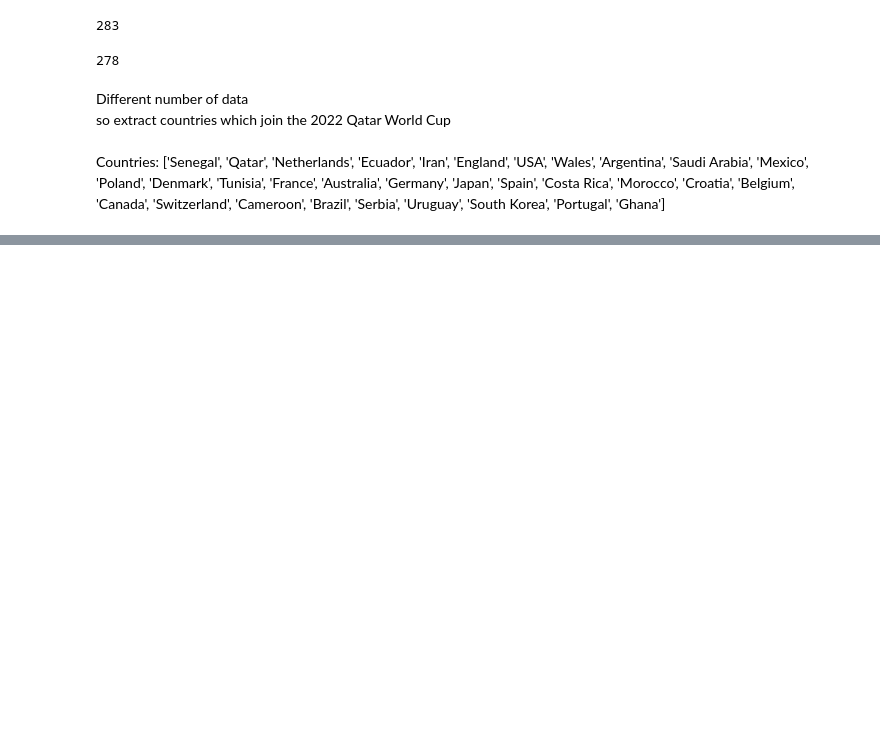
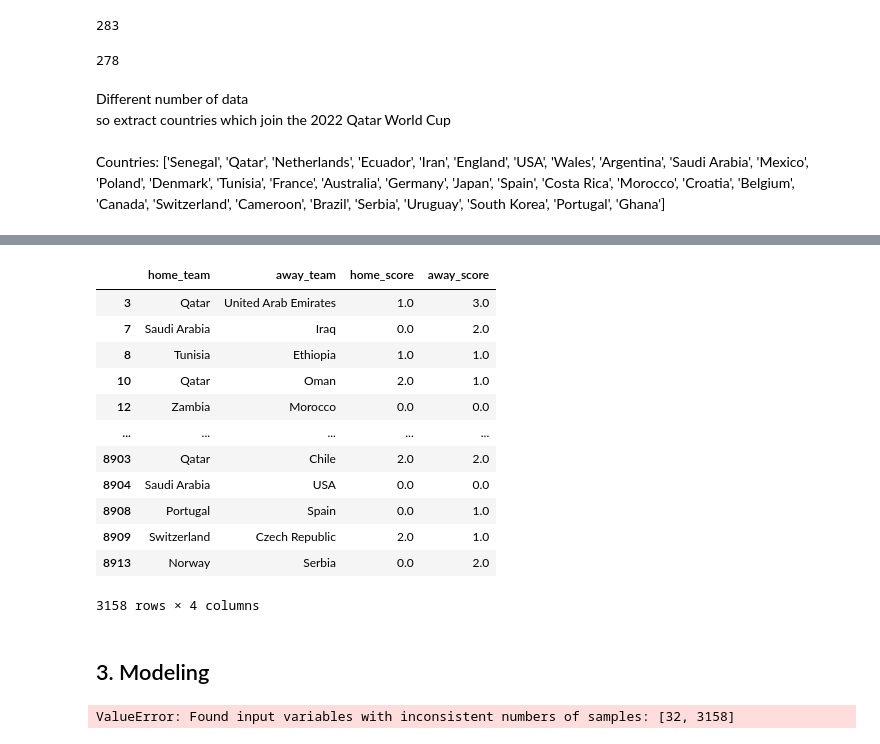
Before and after one commit to jfloww/2022WorldCupWinner, a Jupyter notebook: worldCup2022.ipynb, the cells around one changed output, grey strips where cells are left out. Saved outputs shown, nothing was run; the diff lists cells and outputs as text; code cells hidden in the pictures; blank space fills up the shorter version.

```diff
--- a/worldCup2022.ipynb
+++ b/worldCup2022.ipynb
@@ -155,0 +178,21 @@ wc_score
+# %%
+matches[['home_team', 'away_team', 'home_score', 'away_score']]
+# matches[matches['home_team', 'away_team', 'home_score', 'away_score']]
+# matches['score_difference'] = matches['home_score'] - matches['away_score']
+# matches['is_won'] = matches['score_difference'] > 0
+# %% [output]
+|  | home_team | away_team | home_score | away_score |
+| 3 | Qatar | United Arab Emirates | 1.0 | 3.0 |
+| 7 | Saudi Arabia | Iraq | 0.0 | 2.0 |
+| 8 | Tunisia | Ethiopia | 1.0 | 1.0 |
+| 10 | Qatar | Oman | 2.0 | 1.0 |
+| 12 | Zambia | Morocco | 0.0 | 0.0 |
+| ... | ... | ... | ... | ... |
+| 8903 | Qatar | Chile | 2.0 | 2.0 |
+| 8904 | Saudi Arabia | USA | 0.0 | 0.0 |
+| 8908 | Portugal | Spain | 0.0 | 1.0 |
+| 8909 | Switzerland | Czech Republic | 2.0 | 1.0 |
+| 8913 | Norway | Serbia | 0.0 | 2.0 |
+3158 rows × 4 columns
+# %% [markdown]
+## 3. Modeling
@@ -155,0 +212,6 @@ wc_score
+# %%
+X, y = wc_score.loc[:,['current_rank', 'avgRank', 'GD', 'winRate']], matches['is_won']
+X_train, X_test, y_train, y_test = train_test_split(
+    X, y, test_size=0.2, random_state=42)
+# %% [output]
+ValueError: Found input variables with inconsistent numbers of samples: [32, 3158]
```
Also changed, not shown: parts of 16 cells of this notebook.
